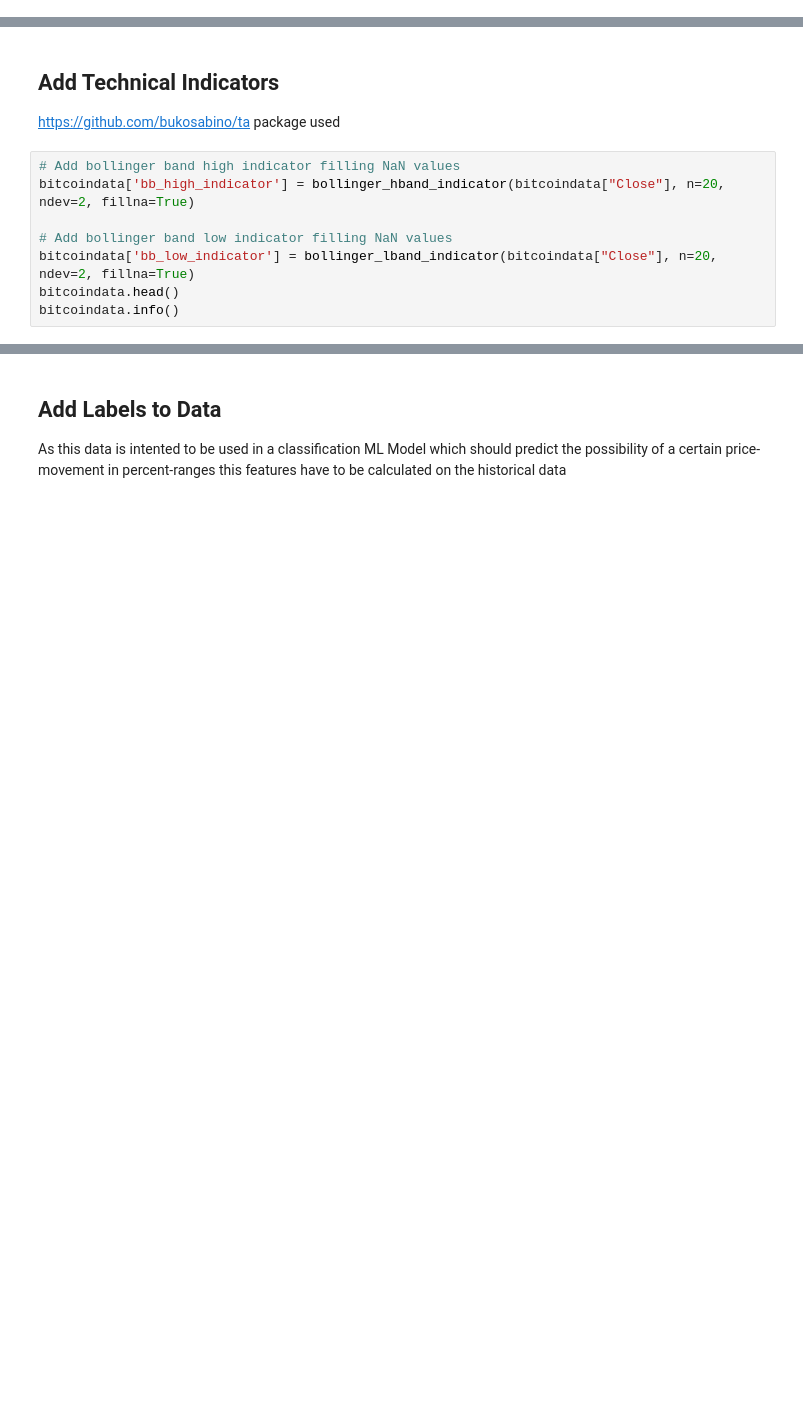
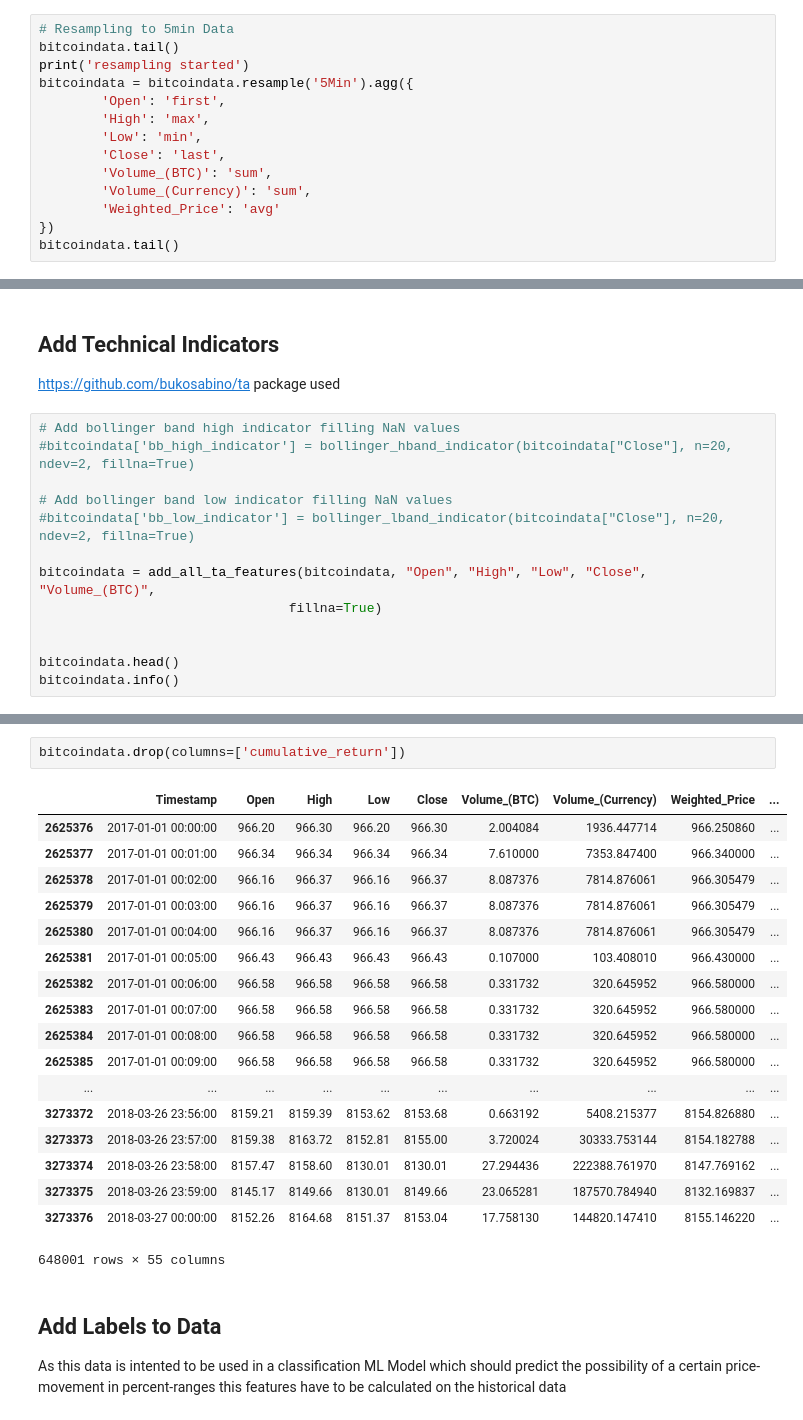
Before and after one commit to JohannesFerner/playing-with-tensorflow, a Jupyter notebook: first.ipynb, the cells around one changed output, grey strips where cells are left out. Saved outputs shown, nothing was run; the diff lists cells and outputs as text; blank space fills up the shorter version.

```diff
--- a/first.ipynb
+++ b/first.ipynb
@@ -88,3 +88,17 @@ the following sections shrink the used dataset to 2017 onwards, performs technic
 
 bitcoindata = df.loc[2625376::]
 del df #safe some memory
+# %%
+# Resampling to 5min Data
+bitcoindata.tail()
+print('resampling started')
+bitcoindata = bitcoindata.resample('5Min').agg({
+        'Open': 'first',
+        'High': 'max',
+        'Low': 'min',
+        'Close': 'last',
+        'Volume_(BTC)': 'sum',
+        'Volume_(Currency)': 'sum',
+        'Weighted_Price': 'avg'
+})
+bitcoindata.tail()
@@ -93,10 +110,15 @@ del df #safe some memory
 https://github.com/bukosabino/ta package used
 # %%
 # Add bollinger band high indicator filling NaN values
-bitcoindata['bb_high_indicator'] = bollinger_hband_indicator(bitcoindata["Close"], n=20, ndev=2, fillna=True)
+#bitcoindata['bb_high_indicator'] = bollinger_hband_indicator(bitcoindata["Close"], n=20, ndev=2, fillna=True)
 
 # Add bollinger band low indicator filling NaN values
-bitcoindata['bb_low_indicator'] = bollinger_lband_indicator(bitcoindata["Close"], n=20, ndev=2, fillna=True)
+#bitcoindata['bb_low_indicator'] = bollinger_lband_indicator(bitcoindata["Close"], n=20, ndev=2, fillna=True)
+
+bitcoindata = add_all_ta_features(bitcoindata, "Open", "High", "Low", "Close", "Volume_(BTC)",
+                                fillna=True)
+
+
 bitcoindata.head()
 bitcoindata.info()
 # %% [output]
@@ -135,3 +210,24 @@ bitcoindata.tail()
+# %%
+bitcoindata.drop(columns=['cumulative_return'])
+# %% [output]
+|  | Timestamp | Open | High | Low | Close | Volume_(BTC) | Volume_(Currency) | Weighted_Price | ... |
+| 2625376 | 2017-01-01 00:00:00 | 966.20 | 966.30 | 966.20 | 966.30 | 2.004084 | 1936.447714 | 966.250860 | ... |
+| 2625377 | 2017-01-01 00:01:00 | 966.34 | 966.34 | 966.34 | 966.34 | 7.610000 | 7353.847400 | 966.340000 | ... |
+| 2625378 | 2017-01-01 00:02:00 | 966.16 | 966.37 | 966.16 | 966.37 | 8.087376 | 7814.876061 | 966.305479 | ... |
+| 2625379 | 2017-01-01 00:03:00 | 966.16 | 966.37 | 966.16 | 966.37 | 8.087376 | 7814.876061 | 966.305479 | ... |
+| 2625380 | 2017-01-01 00:04:00 | 966.16 | 966.37 | 966.16 | 966.37 | 8.087376 | 7814.876061 | 966.305479 | ... |
+| 2625381 | 2017-01-01 00:05:00 | 966.43 | 966.43 | 966.43 | 966.43 | 0.107000 | 103.408010 | 966.430000 | ... |
+| 2625382 | 2017-01-01 00:06:00 | 966.58 | 966.58 | 966.58 | 966.58 | 0.331732 | 320.645952 | 966.580000 | ... |
+| 2625383 | 2017-01-01 00:07:00 | 966.58 | 966.58 | 966.58 | 966.58 | 0.331732 | 320.645952 | 966.580000 | ... |
+| 2625384 | 2017-01-01 00:08:00 | 966.58 | 966.58 | 966.58 | 966.58 | 0.331732 | 320.645952 | 966.580000 | ... |
+| 2625385 | 2017-01-01 00:09:00 | 966.58 | 966.58 | 966.58 | 966.58 | 0.331732 | 320.645952 | 966.580000 | ... |
+| ... | ... | ... | ... | ... | ... | ... | ... | ... | ... |
+| 3273372 | 2018-03-26 23:56:00 | 8159.21 | 8159.39 | 8153.62 | 8153.68 | 0.663192 | 5408.215377 | 8154.826880 | ... |
+| 3273373 | 2018-03-26 23:57:00 | 8159.38 | 8163.72 | 8152.81 | 8155.00 | 3.720024 | 30333.753144 | 8154.182788 | ... |
+| 3273374 | 2018-03-26 23:58:00 | 8157.47 | 8158.60 | 8130.01 | 8130.01 | 27.294436 | 222388.761970 | 8147.769162 | ... |
+| 3273375 | 2018-03-26 23:59:00 | 8145.17 | 8149.66 | 8130.01 | 8149.66 | 23.065281 | 187570.784940 | 8132.169837 | ... |
+| 3273376 | 2018-03-27 00:00:00 | 8152.26 | 8164.68 | 8151.37 | 8153.04 | 17.758130 | 144820.147410 | 8155.146220 | ... |
+648001 rows × 55 columns
 # %% [markdown]
 ## Add Labels to Data
 
```
Also changed, not shown: parts of 8 cells of this notebook.
